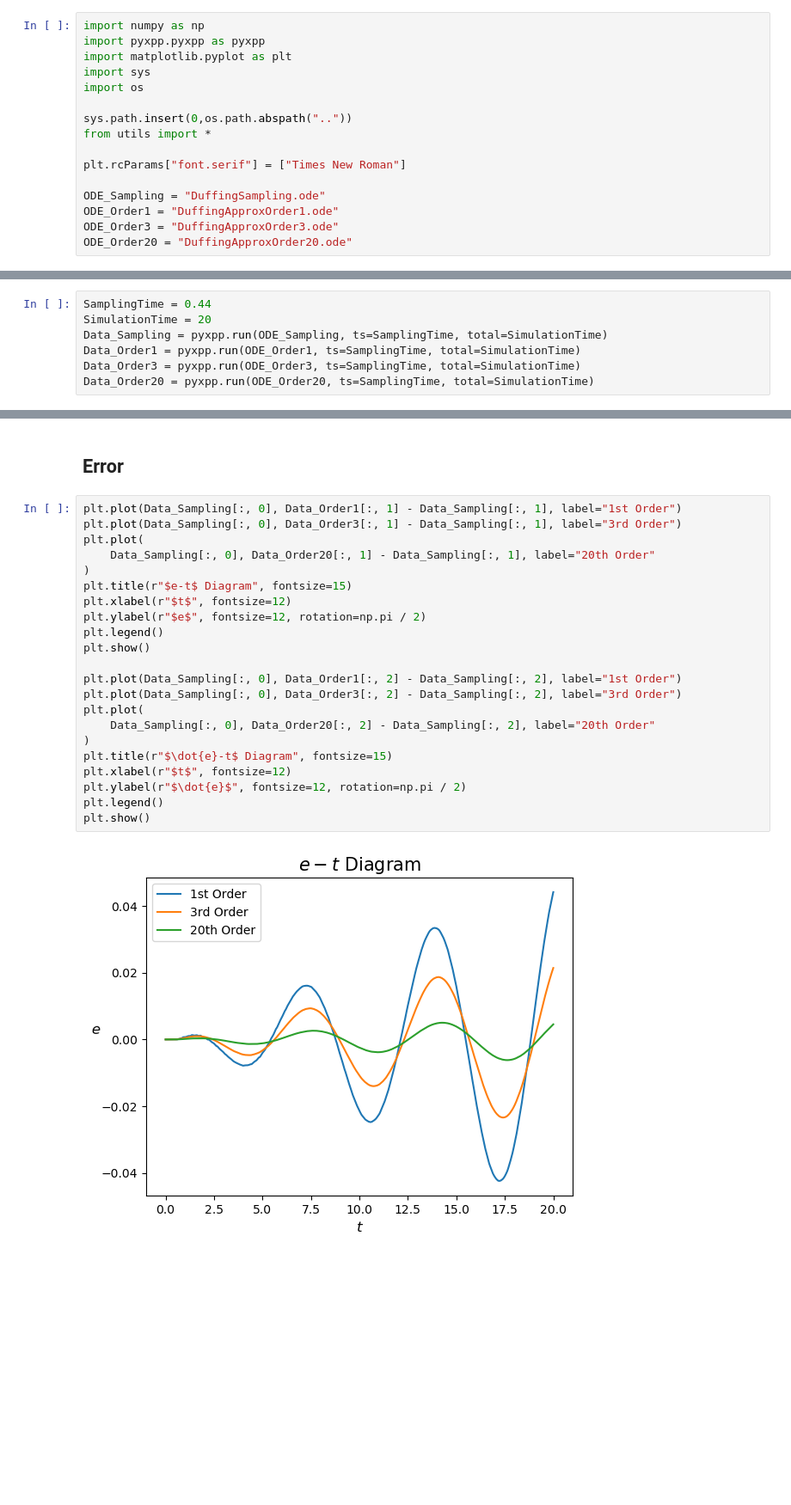
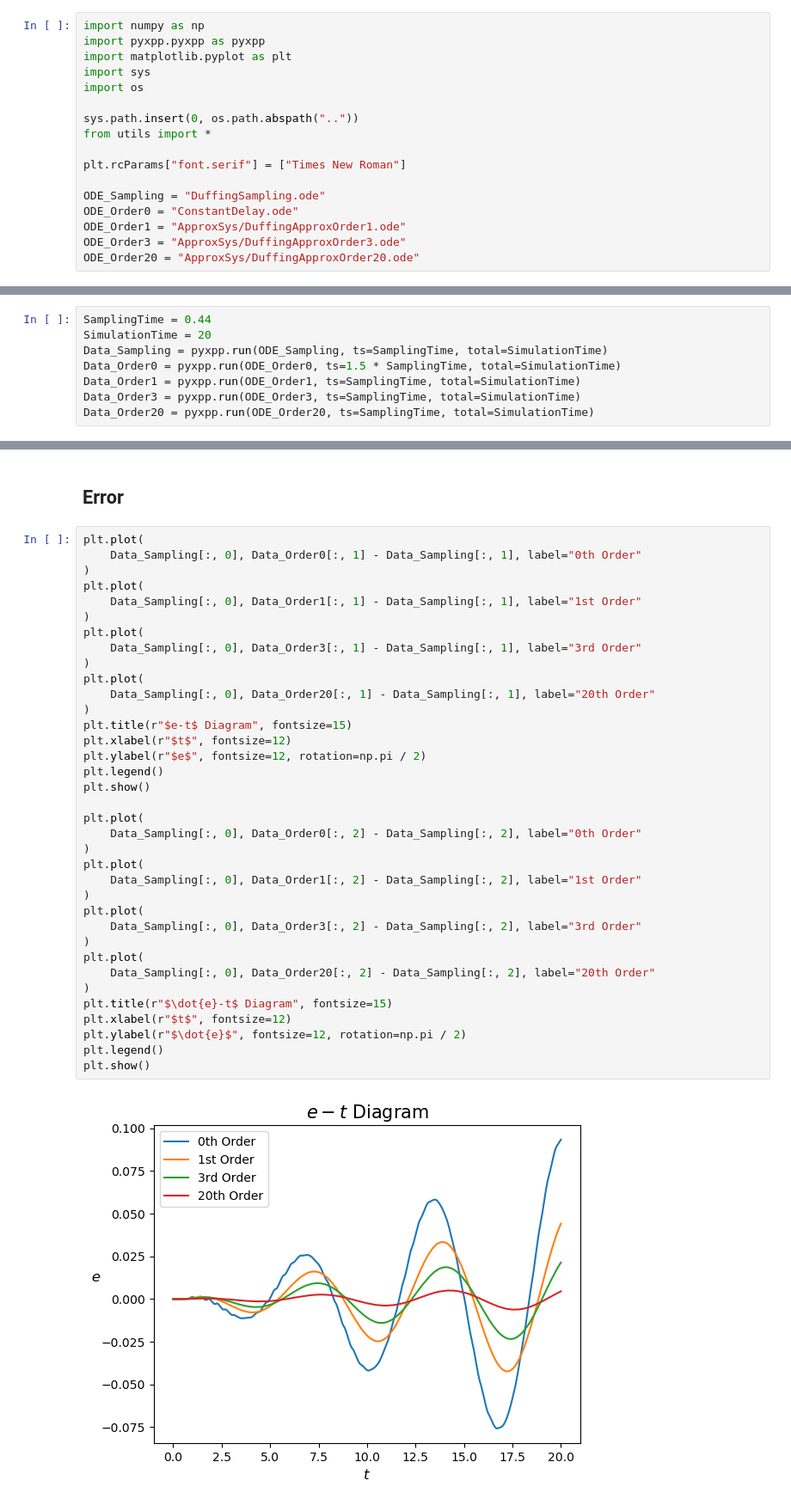
Before and after one commit to CTCingithub/HybridSysTest, a Jupyter notebook: 01Duffing/Duffing.ipynb, the cells around one changed output, grey strips where cells are left out. Shown at 86% size. Cells and saved outputs as stored; diff of their text form; blank space fills up the shorter version.

```diff
--- a/01Duffing/Duffing.ipynb
+++ b/01Duffing/Duffing.ipynb
@@ -21,21 +21,23 @@ import matplotlib.pyplot as plt
 import sys
 import os
 
-sys.path.insert(0,os.path.abspath(".."))
+sys.path.insert(0, os.path.abspath(".."))
 from utils import *
 
 plt.rcParams["font.serif"] = ["Times New Roman"]
 
 ODE_Sampling = "DuffingSampling.ode"
-ODE_Order1 = "DuffingApproxOrder1.ode"
-ODE_Order3 = "DuffingApproxOrder3.ode"
-ODE_Order20 = "DuffingApproxOrder20.ode"
+ODE_Order0 = "ConstantDelay.ode"
+ODE_Order1 = "ApproxSys/DuffingApproxOrder1.ode"
+ODE_Order3 = "ApproxSys/DuffingApproxOrder3.ode"
+ODE_Order20 = "ApproxSys/DuffingApproxOrder20.ode"
 # %% [markdown]
 ## Simulation with `XPPaut`
 # %%
 SamplingTime = 0.44
 SimulationTime = 20
 Data_Sampling = pyxpp.run(ODE_Sampling, ts=SamplingTime, total=SimulationTime)
+Data_Order0 = pyxpp.run(ODE_Order0, ts=1.5 * SamplingTime, total=SimulationTime)
 Data_Order1 = pyxpp.run(ODE_Order1, ts=SamplingTime, total=SimulationTime)
 Data_Order3 = pyxpp.run(ODE_Order3, ts=SamplingTime, total=SimulationTime)
 Data_Order20 = pyxpp.run(ODE_Order20, ts=SamplingTime, total=SimulationTime)
@@ -97,26 +109,40 @@ plt.show()
 # %% [markdown]
 ## Error
 # %%
-plt.plot(Data_Sampling[:, 0], Data_Order1[:, 1] - Data_Sampling[:, 1], label="1st Order")
-plt.plot(Data_Sampling[:, 0], Data_Order3[:, 1] - Data_Sampling[:, 1], label="3rd Order")
+plt.plot(
+    Data_Sampling[:, 0], Data_Order0[:, 1] - Data_Sampling[:, 1], label="0th Order"
+)
+plt.plot(
+    Data_Sampling[:, 0], Data_Order1[:, 1] - Data_Sampling[:, 1], label="1st Order"
+)
+plt.plot(
+    Data_Sampling[:, 0], Data_Order3[:, 1] - Data_Sampling[:, 1], label="3rd Order"
+)
 plt.plot(
     Data_Sampling[:, 0], Data_Order20[:, 1] - Data_Sampling[:, 1], label="20th Order"
 )
 plt.title(r"$e-t$ Diagram", fontsize=15)
 plt.xlabel(r"$t$", fontsize=12)
 plt.ylabel(r"$e$", fontsize=12, rotation=np.pi / 2)
 plt.legend()
 plt.show()
 
-plt.plot(Data_Sampling[:, 0], Data_Order1[:, 2] - Data_Sampling[:, 2], label="1st Order")
-plt.plot(Data_Sampling[:, 0], Data_Order3[:, 2] - Data_Sampling[:, 2], label="3rd Order")
+plt.plot(
+    Data_Sampling[:, 0], Data_Order0[:, 2] - Data_Sampling[:, 2], label="0th Order"
+)
+plt.plot(
+    Data_Sampling[:, 0], Data_Order1[:, 2] - Data_Sampling[:, 2], label="1st Order"
+)
+plt.plot(
+    Data_Sampling[:, 0], Data_Order3[:, 2] - Data_Sampling[:, 2], label="3rd Order"
+)
 plt.plot(
     Data_Sampling[:, 0], Data_Order20[:, 2] - Data_Sampling[:, 2], label="20th Order"
 )
 plt.title(r"$\dot{e}-t$ Diagram", fontsize=15)
 plt.xlabel(r"$t$", fontsize=12)
 plt.ylabel(r"$\dot{e}$", fontsize=12, rotation=np.pi / 2)
 plt.legend()
 plt.show()
 # %% [output]
-[figure, old version]
+[figure, new version]
```
Also changed, not shown: parts of 2 cells of this notebook, 4 other files.
